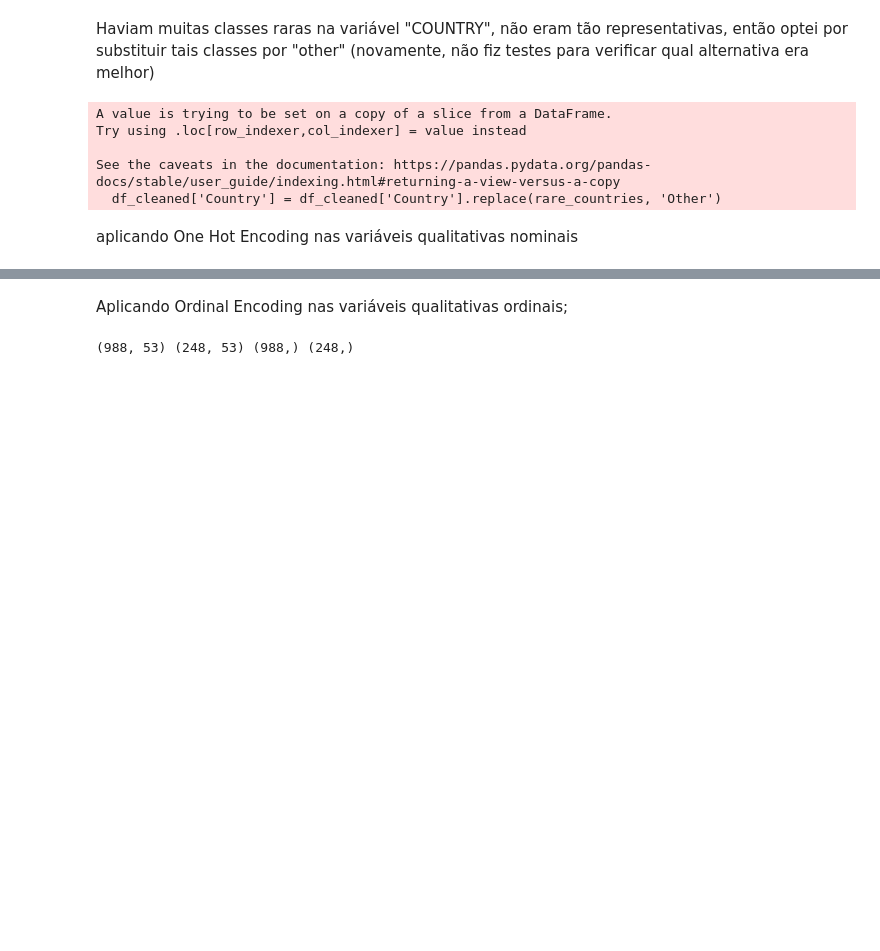
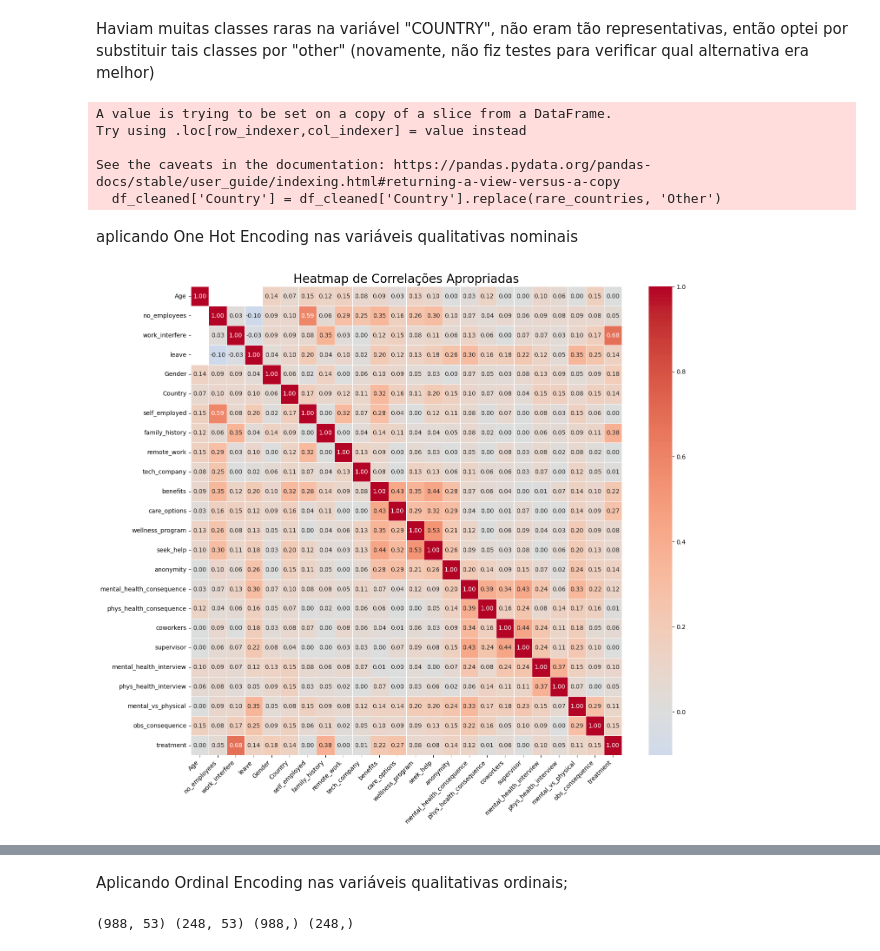
Before and after one commit to w-enderson/analysis-of-mental-health, a Jupyter notebook: Mental_heath.ipynb, the cells around one changed output, grey strips where cells are left out. Cells and saved outputs as stored; diff of their text form; code cells hidden in the pictures; blank space fills up the shorter version.

```diff
--- a/Mental_heath.ipynb
+++ b/Mental_heath.ipynb
@@ -19,7 +19,7 @@ Path to dataset files: /kaggle/input/mental-health-in-tech-survey
 # %%
 import pandas as pd
 
-df = pd.read_csv('/root/.cache/kagglehub/datasets/osmi/mental-health-in-tech-survey/versions/3/survey.csv')
+df = pd.read_csv('/kaggle/input/mental-health-in-tech-survey/survey.csv')
 # %% [markdown]
 Análise Exploratória de Dados
 # %%
@@ -256,6 +256,72 @@ See the caveats in the documentation: https://pandas.pydata.org/pandas-docs/stab
   df_cleaned['Country'] = df_cleaned['Country'].replace(rare_countries, 'Other')
 # %% [markdown]
 aplicando One Hot Encoding nas variáveis qualitativas nominais
+# %%
+import pandas as pd
+import numpy as np
+import scipy.stats as stats
+import seaborn as sns
+import matplotlib.pyplot as plt
+
+# Função para calcular o Cramér's V
+def cramers_v(x, y):
+    confusion_matrix = pd.crosstab(x, y)
+    chi2 = stats.chi2_contingency(confusion_matrix)[0]
+    n = confusion_matrix.sum().sum()
+    phi2 = chi2 / n
+    r, k = confusion_matrix.shape
+    phi2corr = max(0, phi2 - ((k - 1) * (r - 1)) / (n - 1))
+    rcorr = r - ((r - 1) ** 2) / (n - 1)
+    kcorr = k - ((k - 1) ** 2) / (n - 1)
+    return np.sqrt(phi2corr / min((kcorr - 1), (rcorr - 1)))
+
+# Variáveis categóricas, ordinais e contínuas
+continuous_vars = ['Age']
+ordinal_vars = ['no_employees', 'work_interfere', 'leave']
+categorical_vars = ['Gender', "Country", "self_employed", "family_history", "remote_work", "tech_company",
+                    "benefits", "care_options", "wellness_program", "seek_help", "anonymity", "mental_health_consequence",
+                    "phys_health_consequence", "coworkers", "supervisor", "mental_health_interview", "phys_health_interview",
+                    "mental_vs_physical", "obs_consequence", 'treatment']
+
+# Concatenando todas as variáveis
+all_vars = continuous_vars + ordinal_vars + categorical_vars
+
+# Inicializando a matriz de correlação
+corr_matrix = pd.DataFrame(np.nan, index=all_vars, columns=all_vars)
+
+# Calculando as correlações
+for var1 in all_vars:
+    for var2 in all_vars:
+        if var1 == var2:
+            corr_matrix.loc[var1, var2] = 1.0
+        elif (var1 in continuous_vars) and (var2 in continuous_vars):
+            corr, _ = stats.pearsonr(df_cleaned[var1], df_cleaned[var2])
+            corr_matrix.loc[var1, var2] = corr
+        elif (var1 in ordinal_vars) and (var2 in ordinal_vars):
+            corr, _ = stats.spearmanr(df_cleaned[var1], df_cleaned[var2])
+            corr_matrix.loc[var1, var2] = corr
+        elif (var1 in categorical_vars) and (var2 in categorical_vars):
+            corr = cramers_v(df_cleaned[var1], df_cleaned[var2])
+            corr_matrix.loc[var1, var2] = corr
+        elif (var1 in continuous_vars and var2 in categorical_vars) or (var1 in categorical_vars and var2 in continuous_vars):
+            corr = cramers_v(df_cleaned[var1], df_cleaned[var2])
+            corr_matrix.loc[var1, var2] = corr
+        elif (var1 in ordinal_vars and var2 in categorical_vars) or (var1 in categorical_vars and var2 in ordinal_vars):
+            corr = cramers_v(df_cleaned[var1], df_cleaned[var2])
+            corr_matrix.loc[var1, var2] = corr
+        else:
+            # Tipos incompatíveis
+            corr_matrix.loc[var1, var2] = np.nan
+
+# Criando o heatmap
+plt.figure(figsize=(16, 14))
+sns.heatmap(corr_matrix, annot=True, cmap='coolwarm', center=0, linewidths=0.5, fmt='.2f')
+plt.title('Heatmap de Correlações Apropriadas', fontsize=20)
+plt.xticks(rotation=45, ha='right')
+plt.yticks(rotation=0)
+plt.show()
+# %% [output]
+[figure, added]
 # %%
 df_encoded = pd.get_dummies(df_cleaned, columns=['Gender', "Country", "self_employed", "family_history", "remote_work", "tech_company",
                                                  "benefits", "care_options", "wellness_program", "seek_help", "anonymity", "mental_health_consequence",
```
Also changed, not shown: parts of 6 cells of this notebook.
